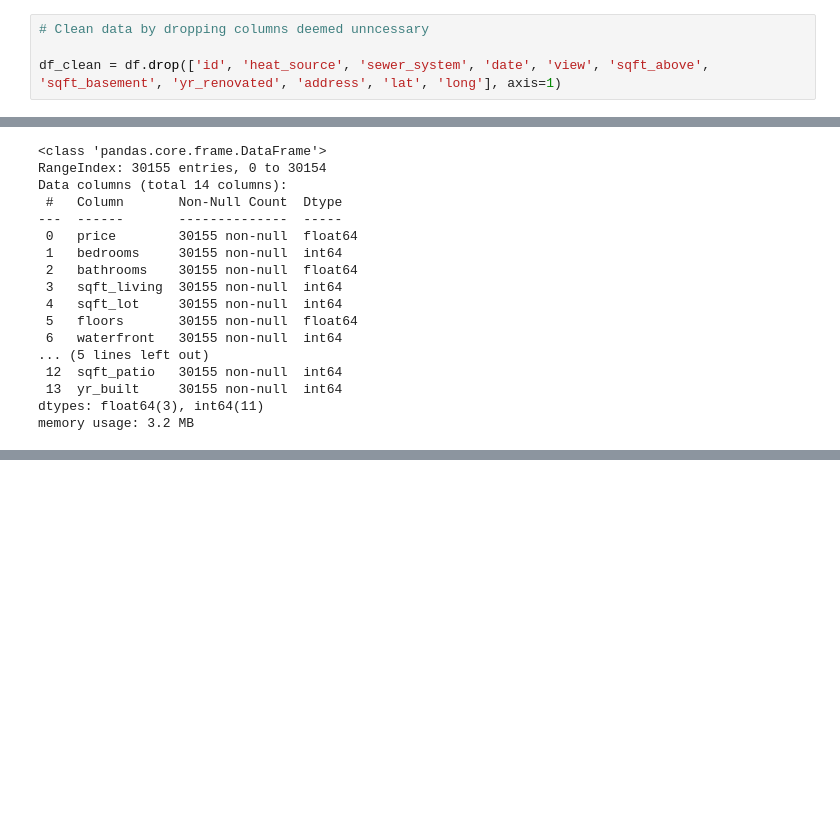
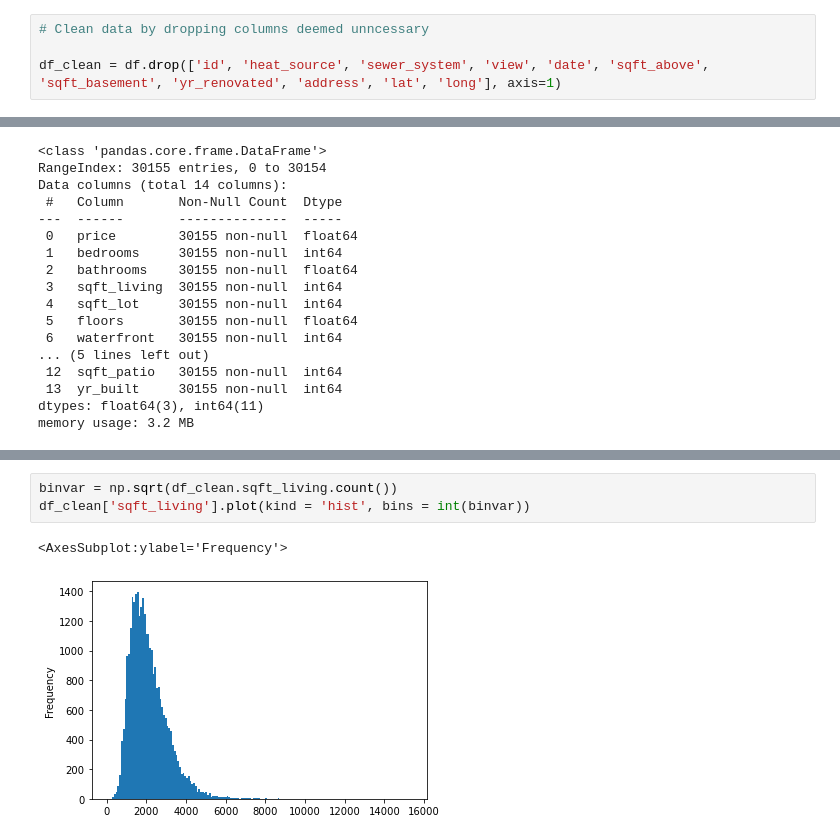
Before and after one commit to russelltblanch1993/PSRproject2, a Jupyter notebook: test_notebook_pas.ipynb, the cells around one changed output, grey strips where cells are left out. Drawn from its saved outputs; the diff is of its cells as text; blank space fills up the shorter version.

```diff
--- a/test_notebook_pas.ipynb
+++ b/test_notebook_pas.ipynb
@@ -55,7 +58,7 @@ memory usage: 5.8+ MB
 # %%
 # Clean data by dropping columns deemed unncessary
 
-df_clean = df.drop(['id', 'heat_source', 'sewer_system', 'date', 'view', 'sqft_above', 'sqft_basement', 'yr_renovated', 'address', 'lat', 'long'], axis=1)
+df_clean = df.drop(['id', 'heat_source', 'sewer_system', 'view', 'date', 'sqft_above', 'sqft_basement', 'yr_renovated', 'address', 'lat', 'long'], axis=1)
 # %%
 df_clean
 # %% [output]
@@ -168,0 +370,6 @@ sns.heatmap(df_clean.corr(), annot=True);
+# %%
+binvar = np.sqrt(df_clean.sqft_living.count())
+df_clean['sqft_living'].plot(kind = 'hist', bins = int(binvar))
+# %% [output]
+<AxesSubplot:ylabel='Frequency'>
+[figure, added]
```
Also changed, not shown: parts of 36 cells of this notebook.
